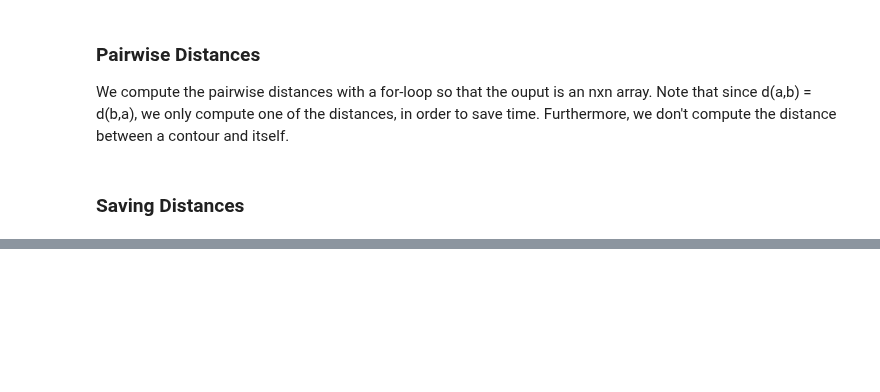
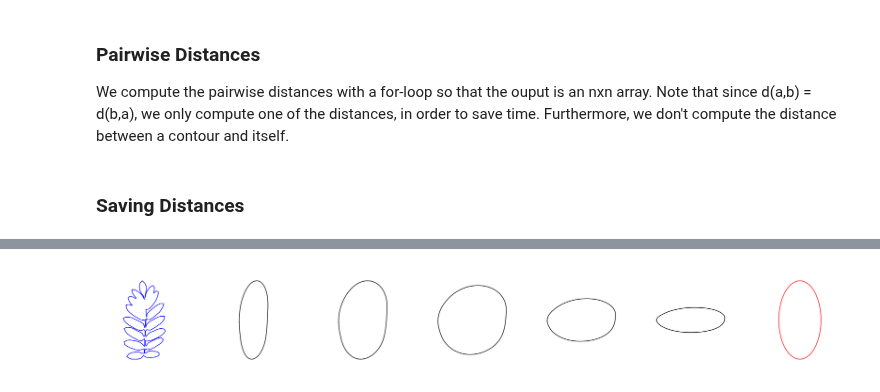
Before and after one commit to LittleAri/shapeClassification, a Jupyter notebook: geodesicDistances/geodDistances.ipynb, the cells around one changed output, grey strips where cells are left out. Cells and saved outputs as stored; diff of their text form; code cells hidden in the pictures; blank space fills up the shorter version.

```diff
--- a/geodesicDistances/geodDistances.ipynb
+++ b/geodesicDistances/geodDistances.ipynb
@@ -57,0 +189,30 @@ distancesDF.to_csv('kiwiDistances.csv')
+# %%
+x1 = deepcopy(x)
+y1 = deepcopy(y)
+x2 = deepcopy(xel)
+y2 = deepcopy(yel)
+a1,b1,c1,d1 = geodDistance(x1,y1,x2,y2,k=5)
+# %%
+x1 = deepcopy(x_)
+y1 = deepcopy(y_)
+x2 = deepcopy(xel)
+y2 = deepcopy(yel)
+a3,b3,c3,d3 = geodDistance(x1,y1,x2,y2,k=5)
+# %%
+fig,ax = plt.subplots(1,7,figsize=(35,5))
+
+ax[0].plot(x1,y1,'-b')
+ax[-1].plot(x2,y2,'-r')
+
+for i in range(0,5):
+
+    x_,y_ = rescale(list(b1[0,:,i]),list(b1[1,:,i]),scaleDirection="both")
+
+    ax[i+1].plot(x_,y_,'-k')
+
+for i in range(0,7):
+    ax[i].set_xlim([-2,2])
+    ax[i].set_ylim([-2,2])
+    ax[i].axis('off')
+# %% [output]
+[figure, added]
```
Also changed, not shown: parts of 19 cells of this notebook, 5 other files.
